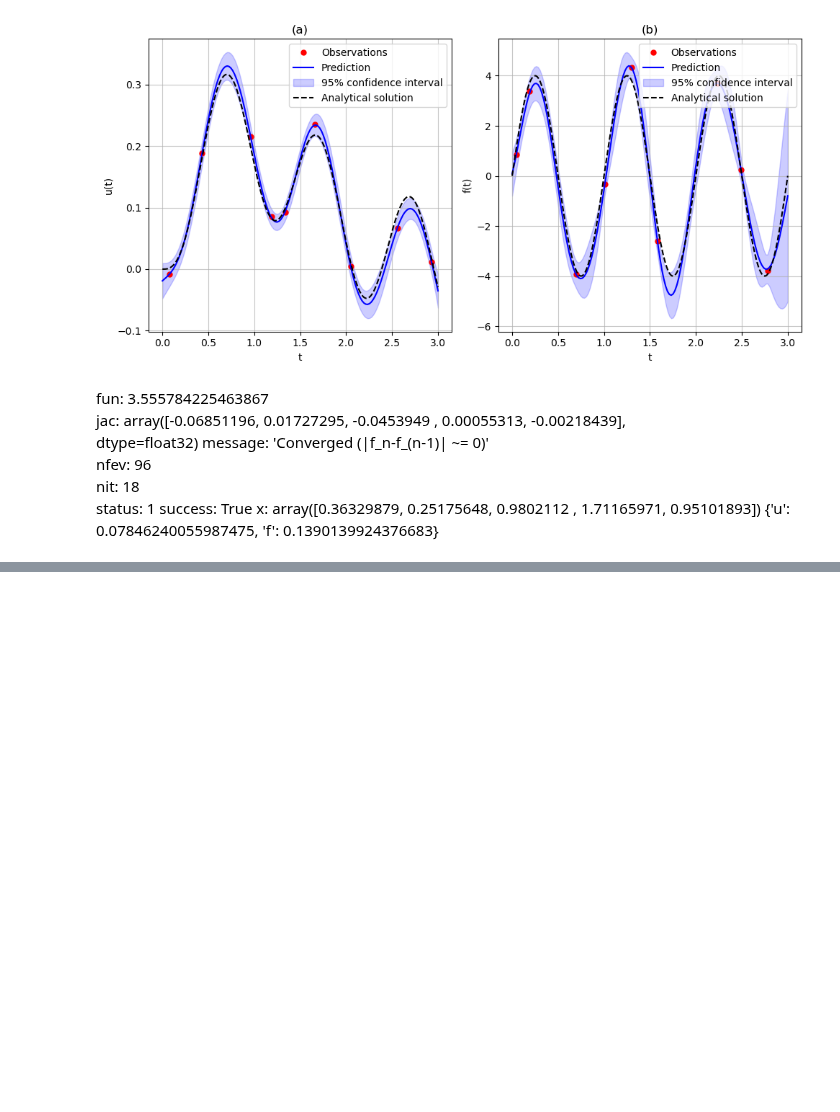
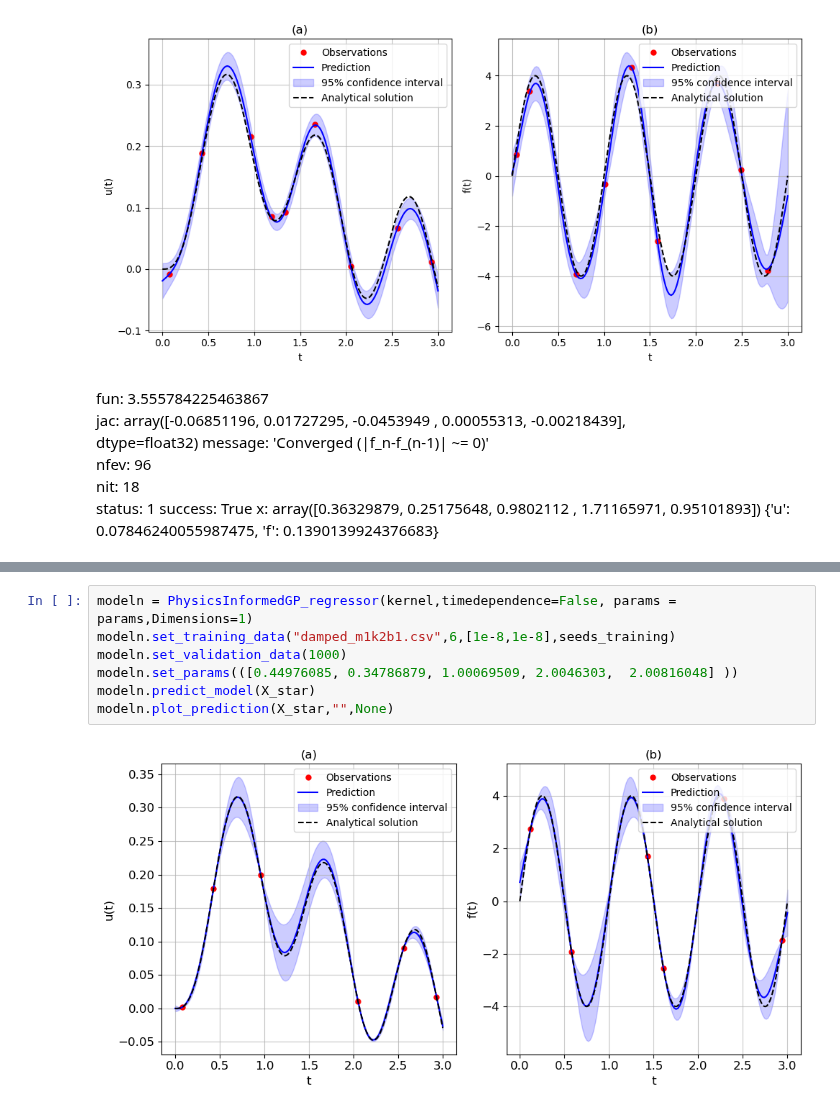
Before and after one commit to TobiLeitgeb/Code_bac, a Jupyter notebook: final_examples/oscillator/oscillator.ipynb, the cells around one changed output, grey strips where cells are left out. Saved outputs shown, nothing was run; the diff lists cells and outputs as text; blank space fills up the shorter version.

```diff
--- a/final_examples/oscillator/oscillator.ipynb
+++ b/final_examples/oscillator/oscillator.ipynb
@@ -288,0 +310,9 @@ No artists with labels found to put in legend.  Note that artists whose label st
+# %%
+modeln = PhysicsInformedGP_regressor(kernel,timedependence=False, params = params,Dimensions=1)
+modeln.set_training_data("damped_m1k2b1.csv",6,[1e-8,1e-8],seeds_training)
+modeln.set_validation_data(1000)
+modeln.set_params(([0.44976085, 0.34786879, 1.00069509, 2.0046303,  2.00816048] ))
+modeln.predict_model(X_star)
+modeln.plot_prediction(X_star,"",None)
+# %% [output]
+[figure, added]
```
Also changed, not shown: parts of 3 cells of this notebook, 1 other file.
